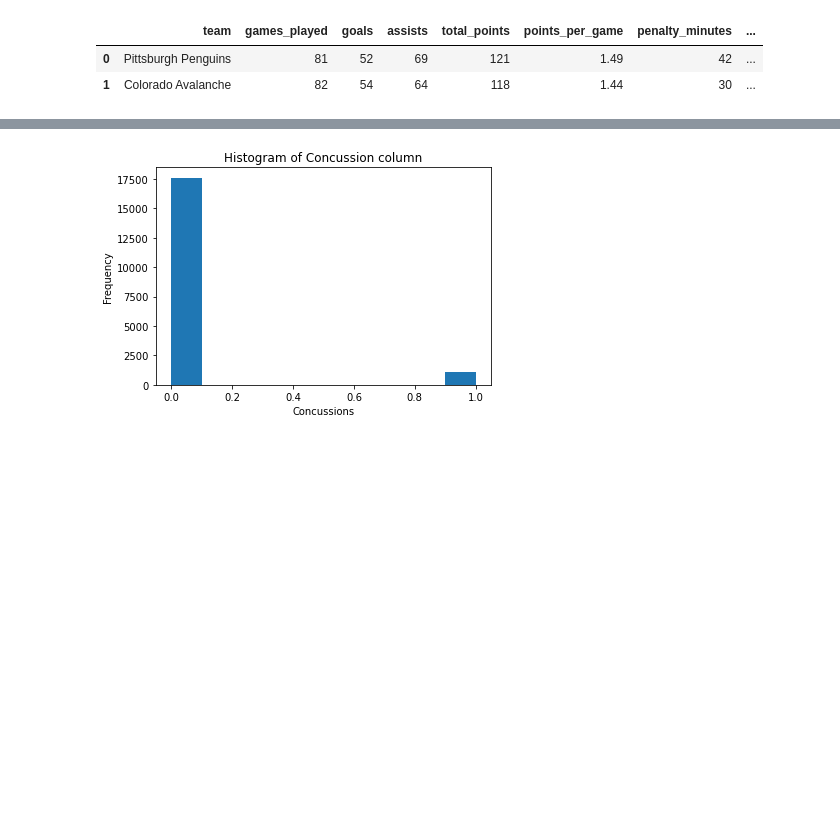
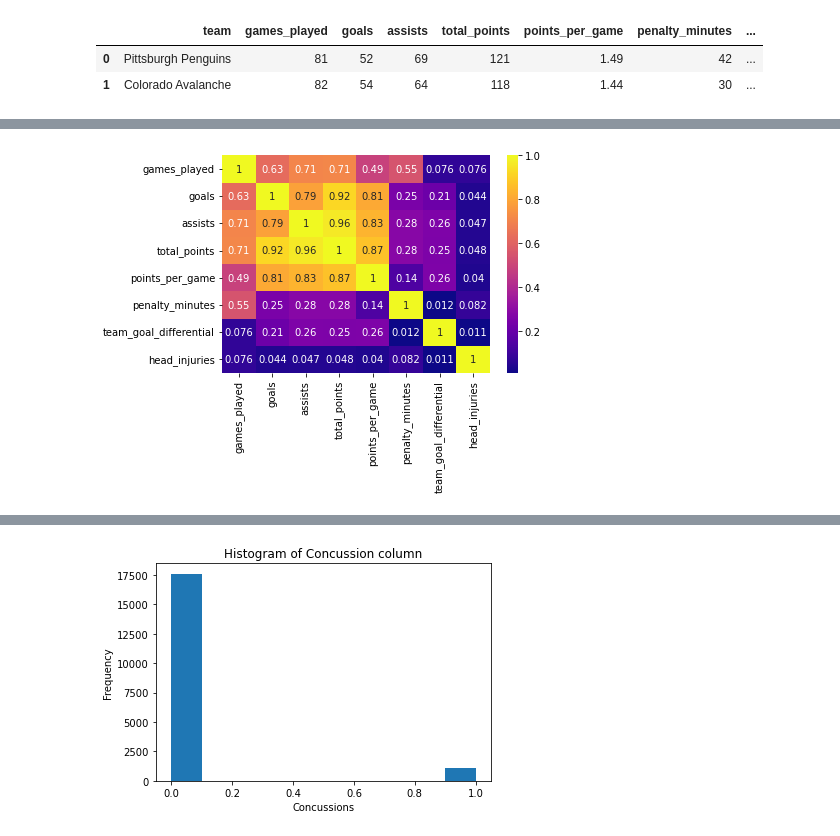
Before and after one commit to Marissa841/Predicting-Head-Injuries-in-NHL-Players--A-Machine-Learning-Approach, a Jupyter notebook: notebook_1.ipynb, the cells around one changed output, grey strips where cells are left out. Saved outputs shown, nothing was run; the diff lists cells and outputs as text; code cells hidden in the pictures; blank space fills up the shorter version.

```diff
--- a/notebook_1.ipynb
+++ b/notebook_1.ipynb
@@ -221,3 +276,19 @@ df.shape
+# %%
+# heatmap of dataframe
+
+# Select only the continuous variables from the DataFrame
+df_continuous = df.select_dtypes(include=[np.number])
+
+# create a correlation matrix from the dataFrame
+corr_matrix = df_continuous.corr()
+
+# create a heatmap from the correlation matrix
+sns.heatmap(corr_matrix, annot=True, cmap='plasma' )
+
+# display the heatmap
+plt.show()
+# %% [output]
+[figure, new version]
 # %%
 df.dtypes
 # %% [output]
```
Also changed, not shown: parts of 37 cells of this notebook, 23 other files.
